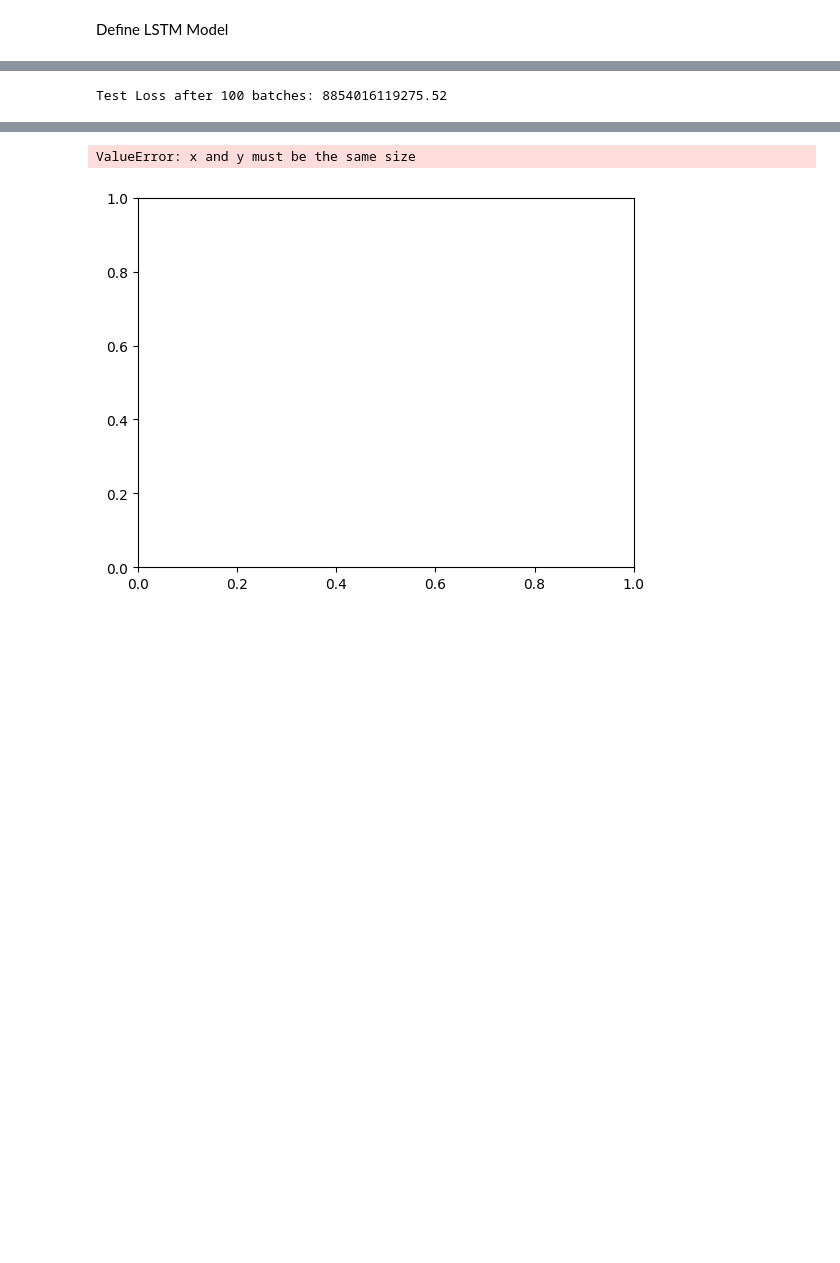
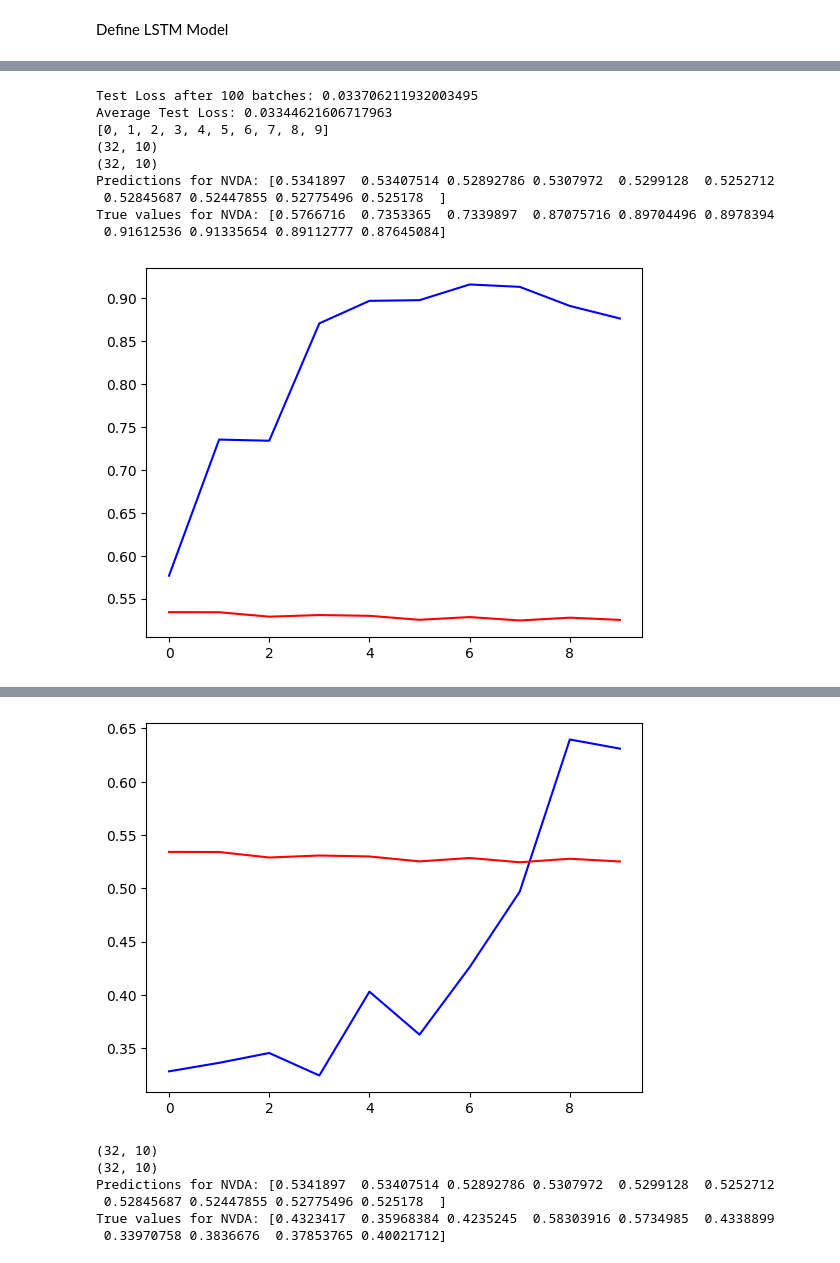
Before and after one commit to Retrospek/AlgorithmicTrading, a Jupyter notebook: backend/ArtificialIntelligence/eda.ipynb, the cells around one changed output, grey strips where cells are left out. Drawn from its saved outputs; the diff is of its cells as text; code cells hidden in the pictures; blank space fills up the shorter version.

```diff
--- a/backend/ArtificialIntelligence/eda.ipynb
+++ b/backend/ArtificialIntelligence/eda.ipynb
@@ -150,8 +158,3 @@ print(company_loaders)
 # %% [output]
 {'ON': <__main__.lstmDataset object at 0x...>, 'MRVL': <__main__.lstmDataset object at 0x...>, 'ASML': <__main__.lstmDataset object at 0x...>, 'AMD': <__main__.lstmDataset object at 0x...>, 'AVGO': <_ ...
 {'ON': <torch.utils.data.dataloader.DataLoader object at 0x...>, 'MRVL': <torch.utils.data.dataloader.DataLoader object at 0x...>, 'ASML': <torch.utils.data.dataloader.DataLoader object at 0x...>, 'AM ...
-# %%
-for x_batch, y_batch in company_loaders['ON']:
-    print(f"Input batch shape: {x_batch.shape}")  # Shape of inputs
-    print(f"Target batch shape: {y_batch.shape}")  # Shape of targets
-    break
@@ -207,15 +216,15 @@ class LSTMModel(nn.Module):
 
         return out
 # %%
-epochs = 10
-model = LSTMModel(input_size=7, output_size=1)
-optimizer = torch.optim.Adam(model.parameters(), lr=0.001)
-criterion = torch.nn.MSELoss()
+epochs = 6
+model = LSTMRegressionModel(input_size=7, output_size=10)
+optimizer = torch.optim.Adam(model.parameters(), lr=0.002)
+criterion = torch.nn.MSELoss() # This is fine for a regression problem from a 0 - 1 range
 
-for ticker, loader in company_loaders.items():
-
+for ticker, loader in company_loaders.items(): # Key Value type shit
     for epoch in range(epochs):
         for batch_idx, (x_batch, y_batch) in enumerate(loader):
+            #print(len(x_batch[0][0]))
             optimizer.zero_grad()
 
             y_pred = model(x_batch)
@@ -223,7 +232,6 @@ for ticker, loader in company_loaders.items():
             loss = criterion(y_pred, y_batch)
 
             loss.backward()
-
             optimizer.step()
 
             if batch_idx % 100 == 0:
@@ -252,42 +257,56 @@ Company: NVDA, Epoch: 9, Batch: 100, Loss: 5.87067311479849e+16
 # %%
-model.eval()  # Set the model to evaluation mode
+model.eval()
 test_loss = 0
 num_batches = 0
 
-# Disable gradient computation for testing
 with torch.no_grad():
+    i = 0
     for ticker, loader in company_loaders.items():
+        i += 1
         for x_batch, y_batch in loader:
-            # Forward pass
             y_pred = model(x_batch)
 
-            # Compute the loss
             loss = criterion(y_pred, y_batch)
             test_loss += loss.item()
             num_batches += 1
 
-            # Optionally, track or print predictions vs true values
-            if num_batches % 100 == 0:  # Print every 100 batches (optional)
+            if num_batches % 100 == 0:
                 print(f"Test Loss after {num_batches} batches: {test_loss / num_batches}")
+        if i == 1:
+            break
 
 # Calculate average test loss
 avg_test_loss = test_loss / num_batches
 print(f"Average Test Loss: {avg_test_loss}")
 
-# If you want to evaluate the performance for a specific ticker (company)
+coordinates = np.linspace(start=0, stop=9, num=10, dtype=int).tolist()
+print(coordinates)
+
 ticker = "NVDA"  # Example: test for NVIDIA
+j = 0
 for x_batch, y_batch in company_loaders[ticker]:
-    # Perform prediction
+    j += 1
     y_pred = model(x_batch)
 
-    # Convert to numpy for easier inspection
     y_pred = y_pred.detach().numpy()
     y_batch = y_batch.numpy()
-
-    # Visualize or compare predictions and true values
-    print(f"Predictions for {ticker}: {y_pred}")
-    print(f"True values for {ticker}: {y_batch}")
-    plt.scatter(y_pred, y_batch)
-plt.show()
+    print(y_batch.shape)
+    print(y_pred.shape)
+    print(f"Predictions for {ticker}: {y_pred[0]}")
+    print(f"True values for {ticker}: {y_batch[0]}")
+    plt.plot(coordinates, y_batch[0], color="blue")
+    plt.plot(coordinates, y_pred[0], color="red")
+    plt.show()
+    if j == 3:
+        break
 # %% [output]
-Test Loss after 100 batches: 8854016119275.52
+Test Loss after 100 batches: 0.033706211932003495
+Average Test Loss: 0.03344621606717963
+[0, 1, 2, 3, 4, 5, 6, 7, 8, 9]
+(32, 10)
+(32, 10)
+Predictions for NVDA: [0.5341897  0.53407514 0.52892786 0.5307972  0.5299128  0.5252712
+ 0.52845687 0.52447855 0.52775496 0.525178  ]
+True values for NVDA: [0.5766716  0.7353365  0.7339897  0.87075716 0.89704496 0.8978394
+ 0.91612536 0.91335654 0.89112777 0.87645084]
+[figure, new version]
@@ -311,2 +319,7 @@ Predictions for NVDA: [[0.9999976]
+[figure, added]
-ValueError: x and y must be the same size
+(32, 10)
+(32, 10)
+Predictions for NVDA: [0.5341897  0.53407514 0.52892786 0.5307972  0.5299128  0.5252712
+ 0.52845687 0.52447855 0.52775496 0.525178  ]
+True values for NVDA: [0.4323417  0.35968384 0.4235245  0.58303916 0.5734985  0.4338899
+ 0.33970758 0.3836676  0.37853765 0.40021712]
-[figure, old version]
```
Also changed, not shown: parts of 7 cells of this notebook, 1 other file.
